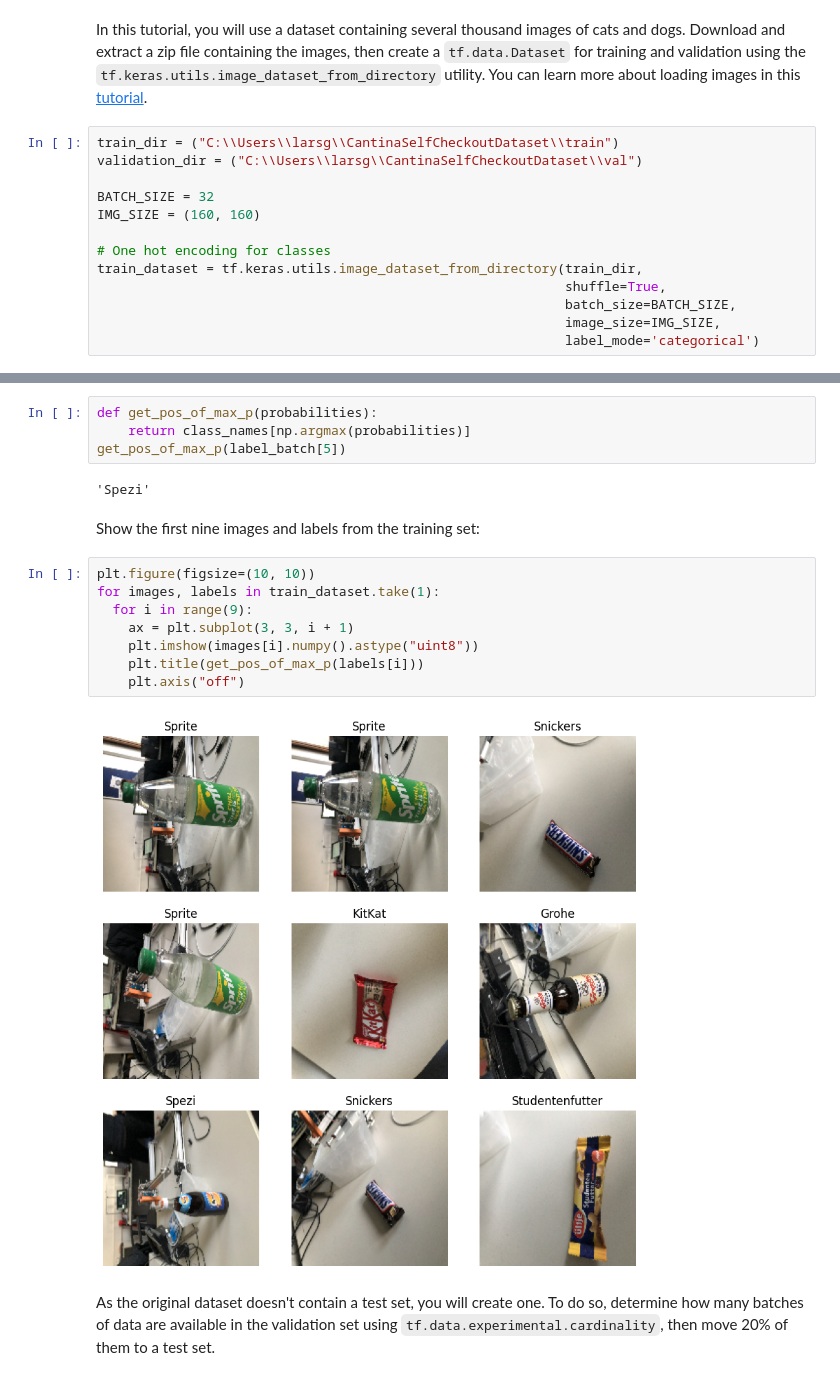
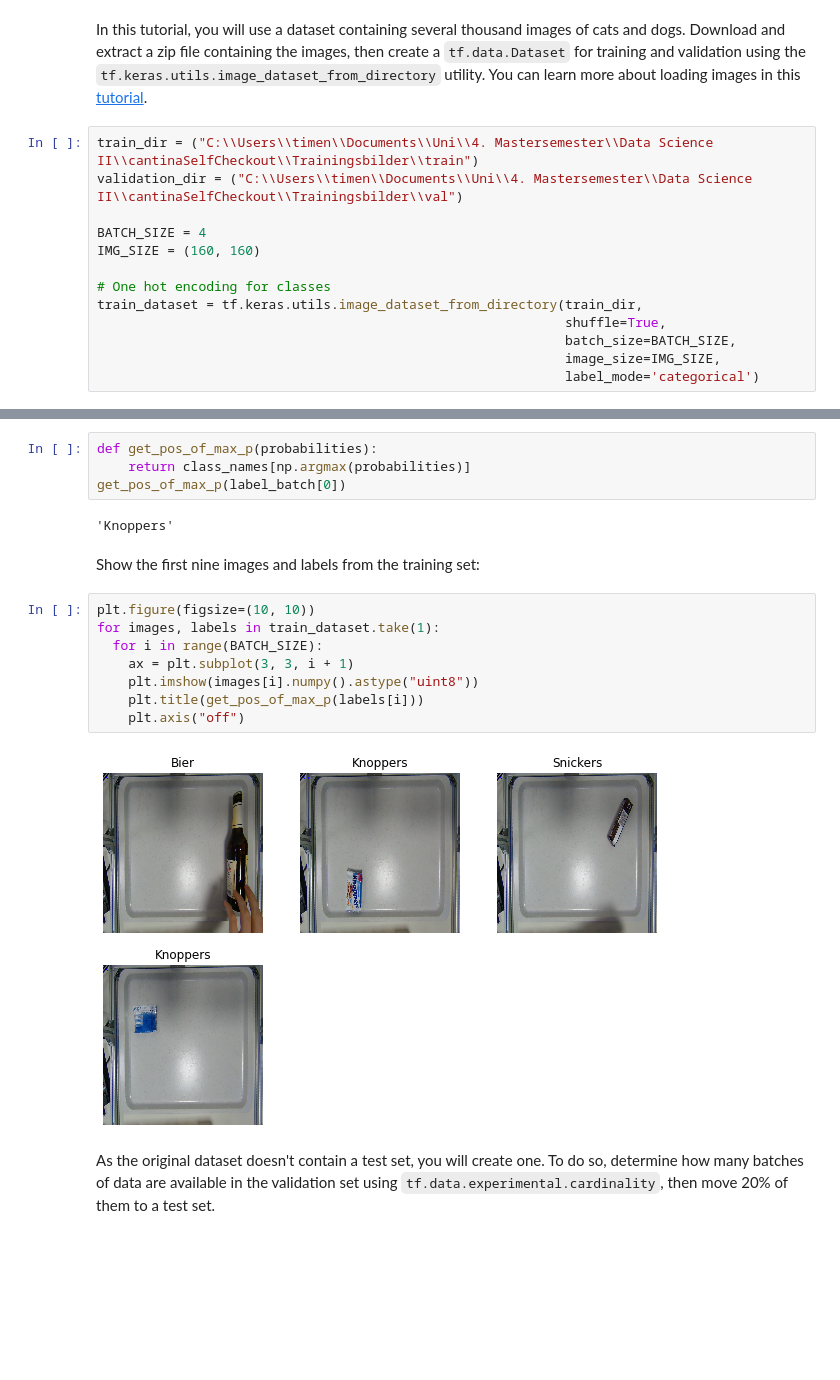
Before and after one commit to timmaier98/cantinaSelfCheckout, a Jupyter notebook: own_dataset_transfer_learning.ipynb, the cells around one changed output, grey strips where cells are left out. Drawn from its saved outputs; the diff is of its cells as text; blank space fills up the shorter version.

Commit message:
First training on self captured images on  tray

```diff
--- a/own_dataset_transfer_learning.ipynb
+++ b/own_dataset_transfer_learning.ipynb
@@ -37,10 +37,10 @@ import cv2
 # %% [markdown]
 In this tutorial, you will use a dataset containing several thousand images of cats and dogs. Download and extract a zip file containing the images, then create a `tf.data.Dataset` for training and validation using the `tf.keras.utils.image_dataset_from_directory` utility. You can learn more about loading images in this [tutorial](https://www.tensorflow.org/tutorials/load_data/images).
 # %%
-train_dir = ("C:\\Users\\larsg\\CantinaSelfCheckoutDataset\\train")
-validation_dir = ("C:\\Users\\larsg\\CantinaSelfCheckoutDataset\\val")
+train_dir = ("C:\\Users\\timen\\Documents\\Uni\\4. Mastersemester\\Data Science II\\cantinaSelfCheckout\\Trainingsbilder\\train")
+validation_dir = ("C:\\Users\\timen\\Documents\\Uni\\4. Mastersemester\\Data Science II\\cantinaSelfCheckout\\Trainingsbilder\\val")
 
-BATCH_SIZE = 32
+BATCH_SIZE = 4
 IMG_SIZE = (160, 160)
 
 # One hot encoding for classes
@@ -81,21 +73,21 @@ array([0., 0., 0., 0., 0., 0., 1., 0., 0.], dtype=float32)
 # %%
 def get_pos_of_max_p(probabilities):
     return class_names[np.argmax(probabilities)]
-get_pos_of_max_p(label_batch[5])
+get_pos_of_max_p(label_batch[0])
 # %% [output]
-'Spezi'
+'Knoppers'
 # %% [markdown]
 Show the first nine images and labels from the training set:
 # %%
 plt.figure(figsize=(10, 10))
 for images, labels in train_dataset.take(1):
-  for i in range(9):
+  for i in range(BATCH_SIZE):
     ax = plt.subplot(3, 3, i + 1)
     plt.imshow(images[i].numpy().astype("uint8"))
     plt.title(get_pos_of_max_p(labels[i]))
     plt.axis("off")
 # %% [output]
-[figure, old version]
+[figure, new version]
 # %% [markdown]
 As the original dataset doesn't contain a test set, you will create one. To do so, determine how many batches of data are available in the validation set using `tf.data.experimental.cardinality`, then move 20% of them to a test set.
 # %%
```
Also changed, not shown: parts of 22 cells of this notebook.
